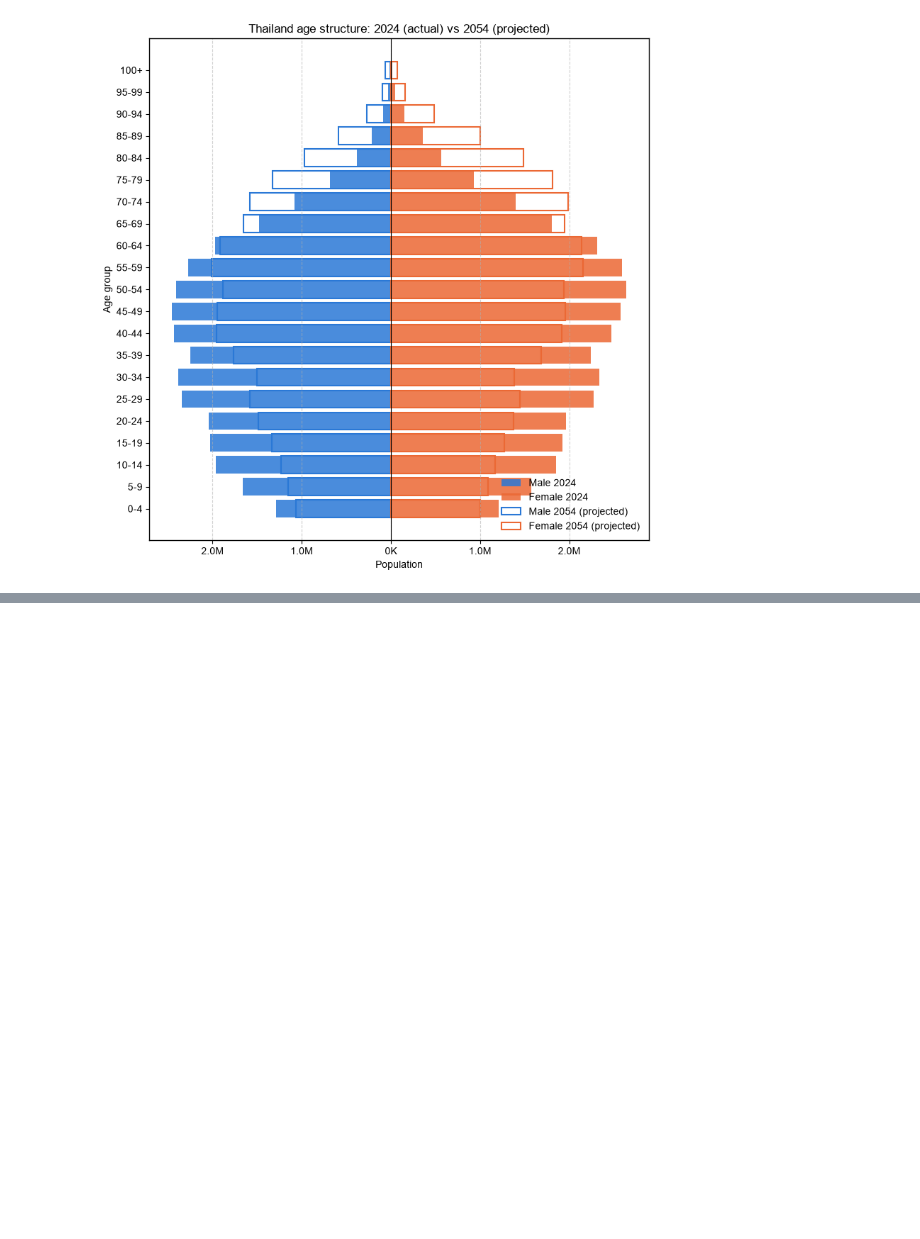
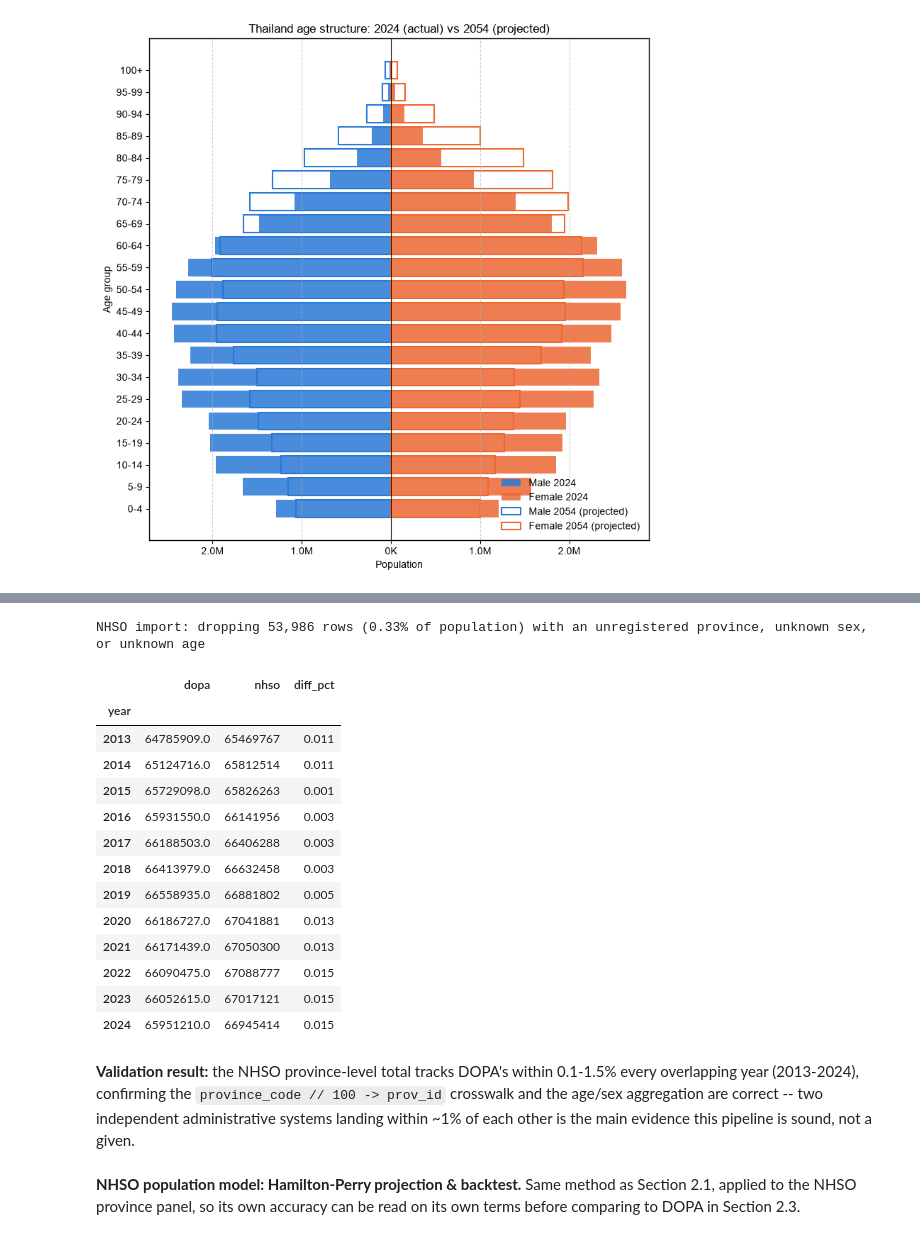
Before and after one commit to psitthirat/HRH, a Jupyter notebook: model.ipynb, the cells around one changed output, grey strips where cells are left out. Drawn from its saved outputs; the diff is of its cells as text; code cells hidden in the pictures; blank space fills up the shorter version.

```diff
--- a/model.ipynb
+++ b/model.ipynb
@@ -1109,0 +853,80 @@ display(all_plans)
+# %%
+# --- NHSO scheme-registration population, province level (all schemes combined) ---
+# Parallel pipeline to the DOPA household-registration import above, built from the raw
+# NHSO right-code population extract: one row per (month, right_code/scheme, province,
+# hospital, sex, single age). Only province-level single-year age/sex is needed here to
+# compare against pop_prov -- the UCS/WEL/STP-only hospital-level detail is used separately
+# further down.
+os.makedirs('output/clean/pop_nhso', exist_ok=True)
+
+nhso_raw = pd.read_csv('data/pop/nhso/pop.csv',
+                        dtype={'month_no': str, 'right_code': str, 'province_code': str,
+                               'hospital_code': str, 'sex_code': str, 'age_no': int, 'm_population': int})
+
+# Drop: rows with a non-standard province code (SN00/SP00/XXXX -- unregistered/special),
+# unknown sex (sex_code 'X'), or unknown age (age_no == -1). Together these are a small
+# share of total population, but not zero, so worth stating explicitly rather than silently
+# dropping them.
+valid = (nhso_raw['province_code'].str.match(r'^\d{4}$') & (nhso_raw['province_code'] != '0000')
+         & nhso_raw['sex_code'].isin(['1', '2']) & (nhso_raw['age_no'] >= 0))
+print(f"NHSO import: dropping {len(nhso_raw) - valid.sum():,} rows "
+      f"({nhso_raw.loc[~valid, 'm_population'].sum() / nhso_raw['m_population'].sum():.2%} of population) "
+      f"with an unregistered province, unknown sex, or unknown age")
+nhso_raw = nhso_raw[valid].copy()
+
+nhso_raw['year'] = nhso_raw['month_no'].str[:4].astype(int)  # one snapshot per year, taken each December
+nhso_raw['prov_id'] = nhso_raw['province_code'].astype(int) // 100  # matches DOPA's prov_id convention directly
+nhso_raw['sex'] = nhso_raw['sex_code'].map({'1': 'm', '2': 'f'})
+nhso_raw['age'] = np.minimum(nhso_raw['age_no'], 100)  # same 100+ open-interval convention as pop_prov
+
+nhso_agg = nhso_raw.groupby(['year', 'prov_id', 'sex', 'age'], as_index=False)['m_population'].sum()
+pop_prov_nhso = nhso_agg.pivot_table(index=['year', 'prov_id'], columns=['sex', 'age'],
+                                      values='m_population', aggfunc='sum', fill_value=0)
+pop_prov_nhso.columns = [f'{sex}_yr{age}' if age < 100 else f'{sex}_yr100p_raw' for sex, age in pop_prov_nhso.columns]
+pop_prov_nhso = pop_prov_nhso.reset_index()
+
+for sex in ('m', 'f'):
+    col = f'{sex}_yr100p_raw'
+    pop_prov_nhso[f'{sex}_yr100p'] = pop_prov_nhso[col] if col in pop_prov_nhso.columns else 0
+    if col in pop_prov_nhso.columns:
+        pop_prov_nhso = pop_prov_nhso.drop(columns=col)
+    for a in range(100):  # make sure every single-year column exists even where a cell was all-zero
+        c = f'{sex}_yr{a}'
+        if c not in pop_prov_nhso.columns:
+            pop_prov_nhso[c] = 0
+
+pop_prov_nhso['pop'] = pop_prov_nhso[[c for c in pop_prov_nhso.columns if c.startswith(('m_yr', 'f_yr'))]].sum(axis=1)
+pop_prov_nhso.to_csv('output/clean/pop_nhso/pop_prov_nhso.csv', index=False)
+
+# Sanity check against pop_prov (DOPA) for the years both sources cover -- these are two
+# independent administrative systems, so close agreement here is the main evidence the
+# province_id crosswalk (province_code // 100) and the age/sex aggregation are correct.
+check = pd.DataFrame({'dopa': pop_prov.groupby('year')['pop'].sum(),
+                       'nhso': pop_prov_nhso.groupby('year')['pop'].sum()}).dropna()
+check['diff_pct'] = (check['nhso'] - check['dopa']) / check['dopa']
+display(check.round(3))
+# %% [output]
+NHSO import: dropping 53,986 rows (0.33% of population) with an unregistered province, unknown sex, or unknown age
+|  | dopa | nhso | diff_pct |
+| year |  |  |  |
+| 2013 | 64785909.0 | 65469767 | 0.011 |
+| 2014 | 65124716.0 | 65812514 | 0.011 |
+| 2015 | 65729098.0 | 65826263 | 0.001 |
+| 2016 | 65931550.0 | 66141956 | 0.003 |
+| 2017 | 66188503.0 | 66406288 | 0.003 |
+| 2018 | 66413979.0 | 66632458 | 0.003 |
+| 2019 | 66558935.0 | 66881802 | 0.005 |
+| 2020 | 66186727.0 | 67041881 | 0.013 |
+| 2021 | 66171439.0 | 67050300 | 0.013 |
+| 2022 | 66090475.0 | 67088777 | 0.015 |
+| 2023 | 66052615.0 | 67017121 | 0.015 |
+| 2024 | 65951210.0 | 66945414 | 0.015 |
+# %% [markdown]
+**Validation result:** the NHSO province-level total tracks DOPA's within
+0.1-1.5% every overlapping year (2013-2024), confirming the `province_code // 100 -> prov_id`
+crosswalk and the age/sex aggregation are correct -- two independent administrative systems
+landing within ~1% of each other is the main evidence this pipeline is sound, not a given.
+# %% [markdown]
+**NHSO population model: Hamilton-Perry projection & backtest.** Same method as
+Section 2.1, applied to the NHSO province panel, so its own accuracy can be read on its own
+terms before comparing to DOPA in Section 2.3.
```
Also changed, not shown: parts of 44 cells of this notebook, 6 other files.
